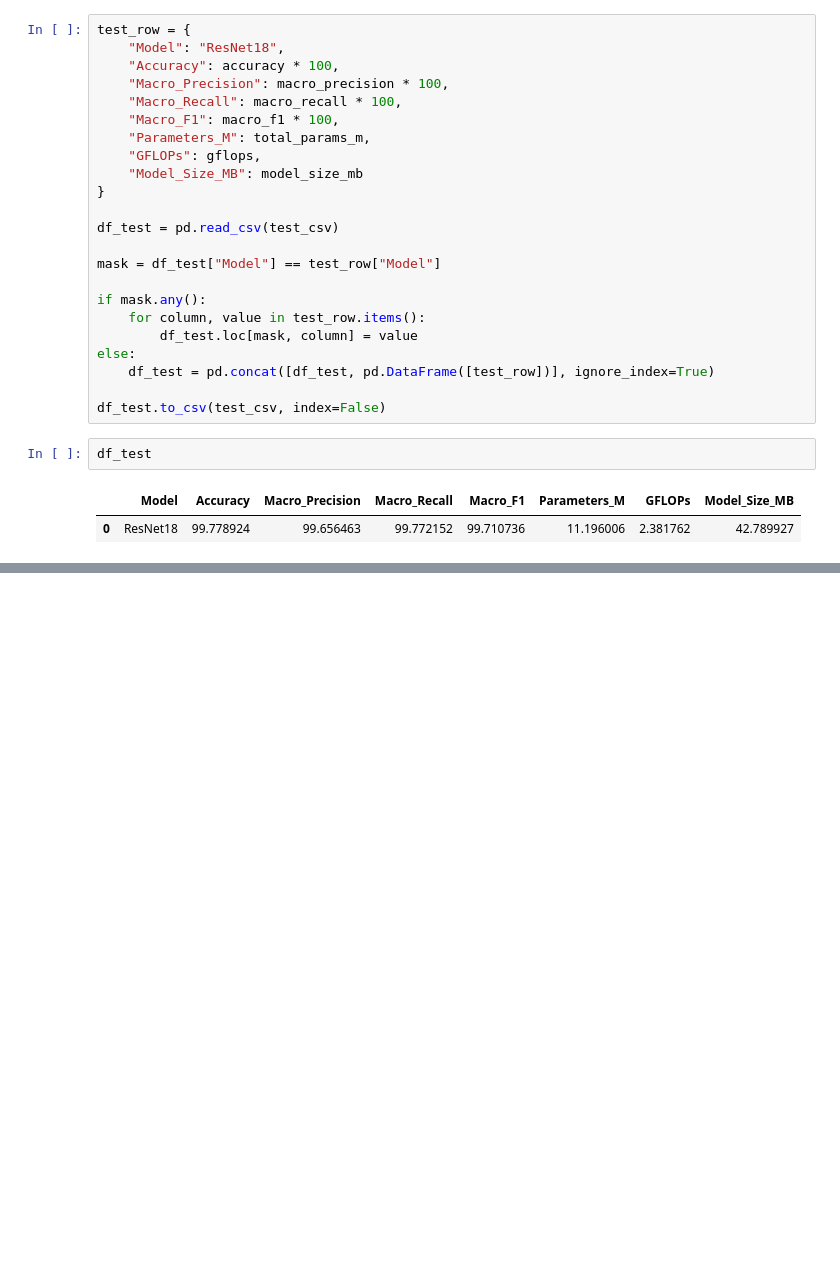
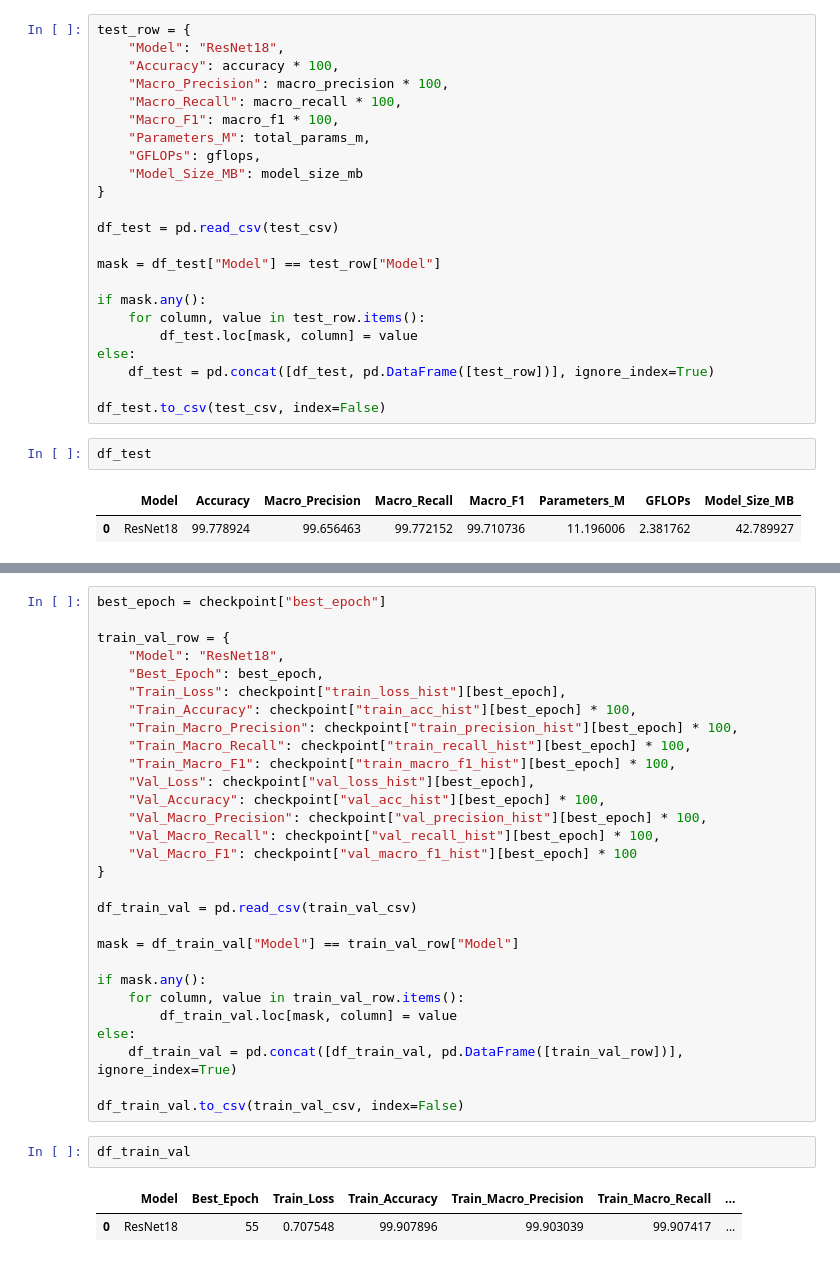
Before and after one commit to Juan-Antonio-24/plant-disease-cnn-benchmark, a Jupyter notebook: training/resnet18/resnet18_training.ipynb, the cells around one changed output, grey strips where cells are left out. Saved outputs shown, nothing was run; the diff lists cells and outputs as text; blank space fills up the shorter version.

```diff
--- a/training/resnet18/resnet18_training.ipynb
+++ b/training/resnet18/resnet18_training.ipynb
@@ -788,0 +815,34 @@ df_test
+# %%
+best_epoch = checkpoint["best_epoch"]
+
+train_val_row = {
+    "Model": "ResNet18",
+    "Best_Epoch": best_epoch,
+    "Train_Loss": checkpoint["train_loss_hist"][best_epoch],
+    "Train_Accuracy": checkpoint["train_acc_hist"][best_epoch] * 100,
+    "Train_Macro_Precision": checkpoint["train_precision_hist"][best_epoch] * 100,
+    "Train_Macro_Recall": checkpoint["train_recall_hist"][best_epoch] * 100,
+    "Train_Macro_F1": checkpoint["train_macro_f1_hist"][best_epoch] * 100,
+    "Val_Loss": checkpoint["val_loss_hist"][best_epoch],
+    "Val_Accuracy": checkpoint["val_acc_hist"][best_epoch] * 100,
+    "Val_Macro_Precision": checkpoint["val_precision_hist"][best_epoch] * 100,
+    "Val_Macro_Recall": checkpoint["val_recall_hist"][best_epoch] * 100,
+    "Val_Macro_F1": checkpoint["val_macro_f1_hist"][best_epoch] * 100
+}
+
+df_train_val = pd.read_csv(train_val_csv)
+
+mask = df_train_val["Model"] == train_val_row["Model"]
+
+if mask.any():
+    for column, value in train_val_row.items():
+        df_train_val.loc[mask, column] = value
+else:
+    df_train_val = pd.concat([df_train_val, pd.DataFrame([train_val_row])], ignore_index=True)
+
+df_train_val.to_csv(train_val_csv, index=False)
+# %%
+df_train_val
+# %% [output]
+|  | Model | Best_Epoch | Train_Loss | Train_Accuracy | Train_Macro_Precision | Train_Macro_Recall | ... |
+| 0 | ResNet18 | 55 | 0.707548 | 99.907896 | 99.903039 | 99.907417 | ... |
```
Also changed, not shown: parts of 3 cells of this notebook, 6 other files.
